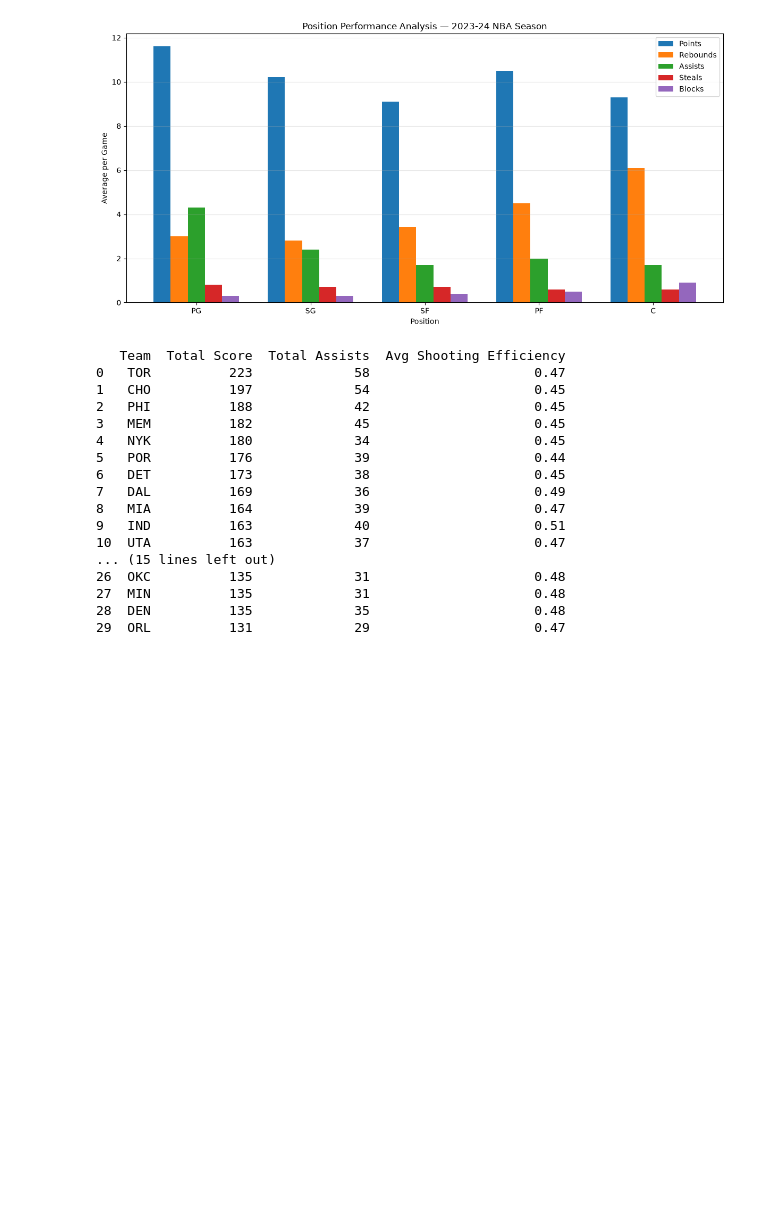
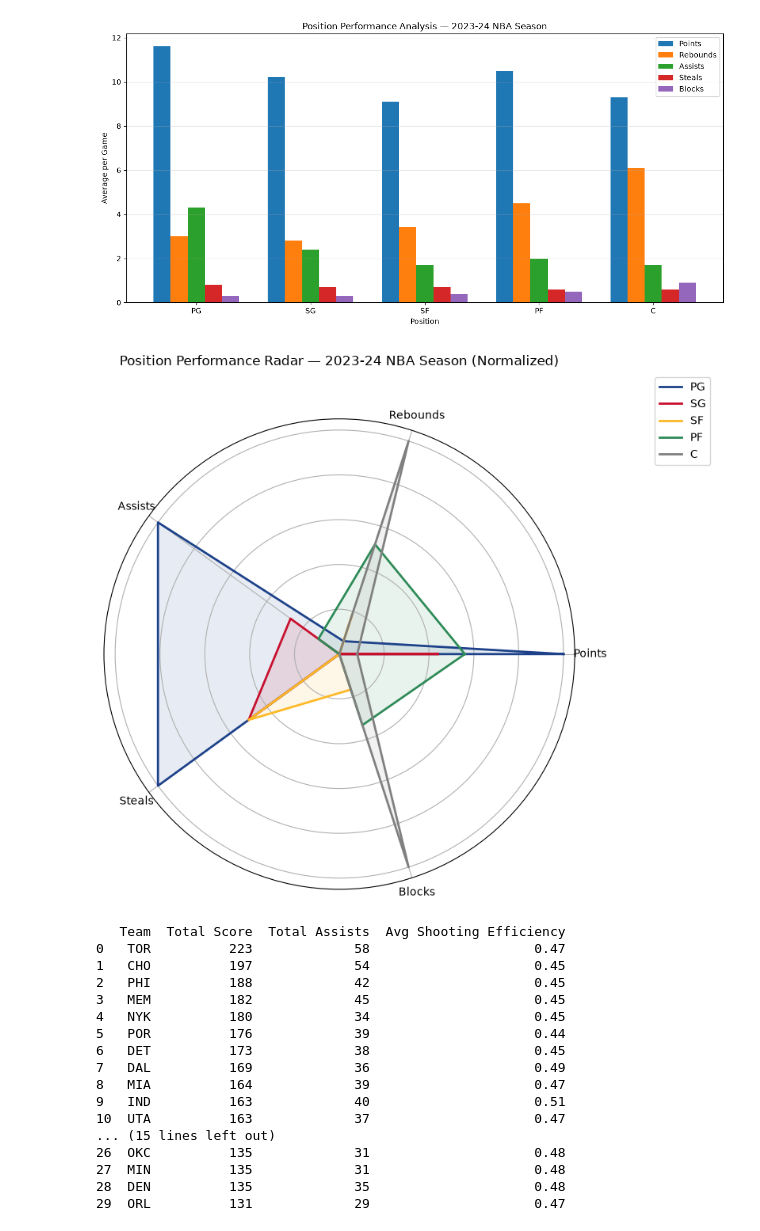
Before and after one commit to MohamedAkram-M/NBA-Season-Analysis, a Jupyter notebook: notebooks/02_visualization.ipynb, the cells around one changed output. Cells and saved outputs as stored; diff of their text form; code cells hidden in the pictures; blank space fills up the shorter version.

```diff
--- a/notebooks/02_visualization.ipynb
+++ b/notebooks/02_visualization.ipynb
@@ -64,6 +64,44 @@ plt.savefig('../Visualisation/q1_position_dominance.png', dpi=150)
 plt.show()
 # %% [output]
 [figure]
+# %%
+import numpy as np
+
+NBA_BLUE = '#1d428a'
+
+stats = ['avg_points', 'avg_rebounds', 'avg_assists', 'avg_steals', 'avg_blocks']
+labels = ['Points', 'Rebounds', 'Assists', 'Steals', 'Blocks']
+
+# Normalize each stat column to 0-1 scale
+df_norm = df_q1.copy()
+for stat in stats:
+    df_norm[stat] = (df_q1[stat] - df_q1[stat].min()) / (df_q1[stat].max() - df_q1[stat].min())
+
+num_vars = len(stats)
+angles = np.linspace(0, 2 * np.pi, num_vars, endpoint=False).tolist()
+angles += angles[:1]
+
+colors = ['#1d428a', '#c8102e', '#fdb927', '#2e8b57', '#808080']
+
+fig, ax = plt.subplots(figsize=(8, 8), subplot_kw=dict(polar=True))
+
+for i, row in df_norm.iterrows():
+    values = row[stats].tolist()
+    values += values[:1]
+    ax.plot(angles, values, linewidth=2, label=row['Pos'], color=colors[i % len(colors)])
+    ax.fill(angles, values, alpha=0.1, color=colors[i % len(colors)])
+
+ax.set_xticks(angles[:-1])
+ax.set_xticklabels(labels)
+ax.set_yticklabels([])  # hide the 0-1 scale numbers since they're not real units
+ax.set_title('Position Performance Radar — 2023-24 NBA Season (Normalized)', y=1.1)
+ax.legend(loc='upper right', bbox_to_anchor=(1.3, 1.1))
+
+plt.tight_layout()
+plt.savefig('../Visualisation/q1_radar_chart.png', dpi=150)
+plt.show()
+# %% [output]
+[figure, added]
 # %%
 with open('../Queries/Team Offensive Output Analysis.sql', 'r') as file:
     query_q2 = file.read()
```
Also changed, not shown: parts of 6 cells of this notebook, 6 other files.
